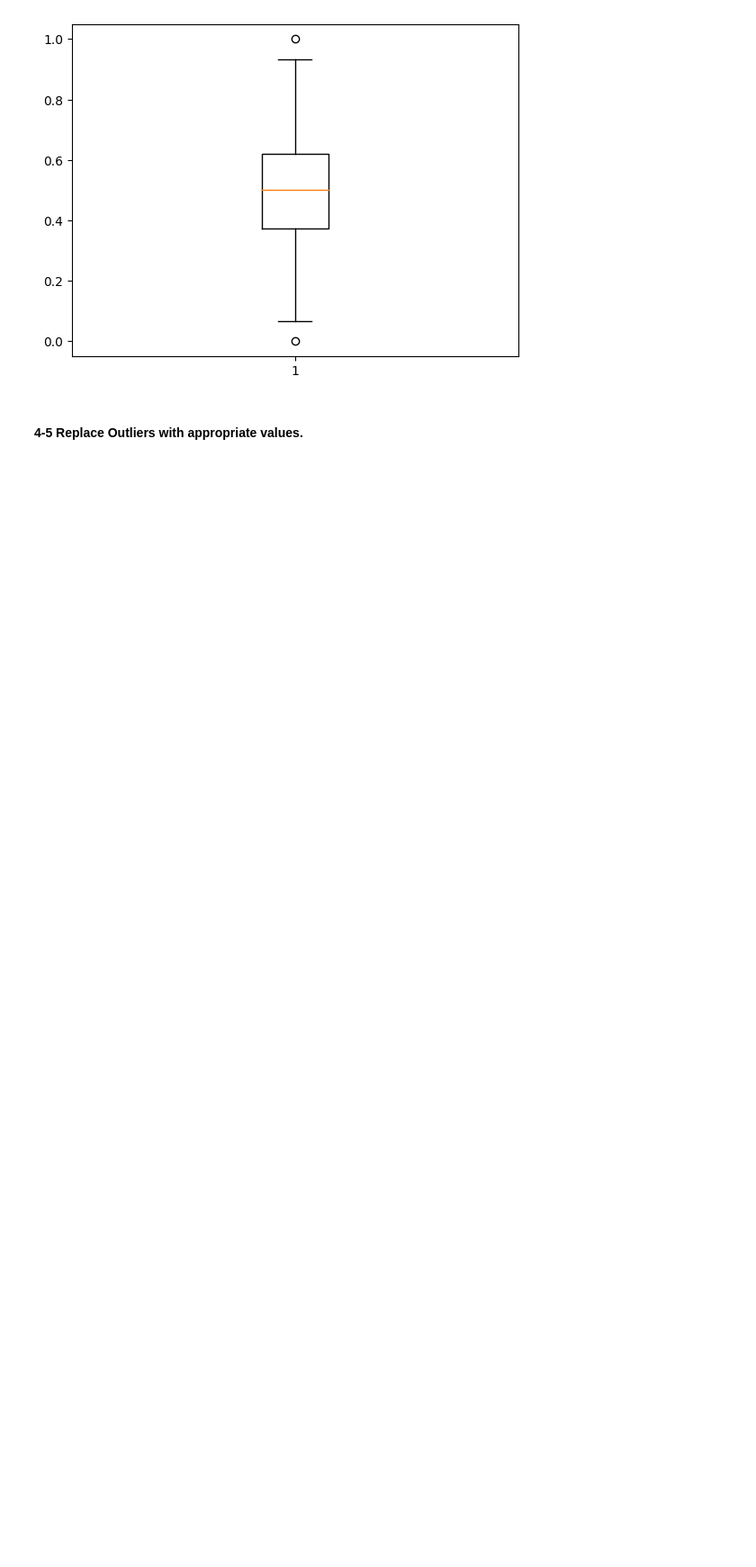
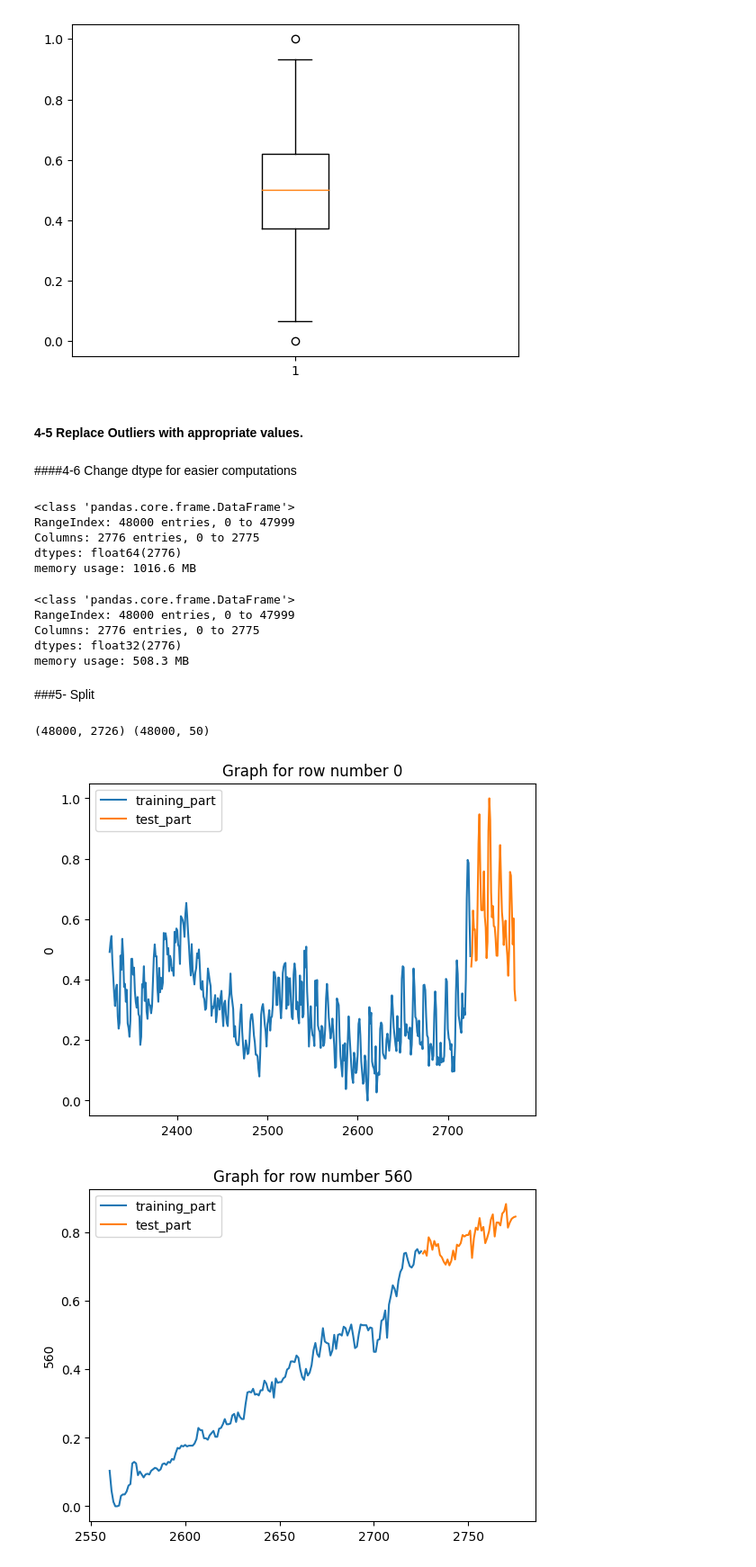
Before and after one commit to Mohammad-Amirifard/Time-Series-Forecasting, a Jupyter notebook: Notebooks/20231215_EDA_mohammad.ipynb, the cells around one changed output. Shown at 90% size. Drawn from its saved outputs; the diff is of its cells as text; code cells hidden in the pictures; blank space fills up the shorter version.

```diff
--- a/Notebooks/20231215_EDA_mohammad.ipynb
+++ b/Notebooks/20231215_EDA_mohammad.ipynb
@@ -228,3 +228,51 @@ plot_outliers(row_no_to_show=84) # You can change this number to see others
 #### 4-5 Replace Outliers with appropriate values.
 # %%
 # Now, we skip this part to make a model and compare results with outliers and without them.
+# %% [markdown]
+####4-6 Change dtype for easier computations
+# %%
+training_data_df.info()
+# %% [output]
+<class 'pandas.core.frame.DataFrame'>
+RangeIndex: 48000 entries, 0 to 47999
+Columns: 2776 entries, 0 to 2775
+dtypes: float64(2776)
+memory usage: 1016.6 MB
+# %%
+training_data_df = training_data_df.astype(np.float32)
+training_data_df.info()
+# %% [output]
+<class 'pandas.core.frame.DataFrame'>
+RangeIndex: 48000 entries, 0 to 47999
+Columns: 2776 entries, 0 to 2775
+dtypes: float32(2776)
+memory usage: 508.3 MB
+# %% [markdown]
+###5- Split
+# %%
+# I use simple split.Later, we must change to a better one
+test_size = 50
+X_train_raw = training_data_df.iloc[:,:-test_size]
+X_test_raw = training_data_df.iloc[:,-test_size:]
+print(X_train_raw.shape, X_test_raw.shape)
+# %% [output]
+(48000, 2726) (48000, 50)
+# %%
+ith_row = 0
+start_point = valid_periods_df.iloc[ith_row,0]
+end_point = valid_periods_df.iloc[ith_row,1]-test_size
+sns.lineplot(x=np.arange(start_point,end_point), y=X_train_raw.iloc[ith_row,start_point:end_point], label='training_part')
+sns.lineplot(x=np.arange(end_point,end_point+test_size), y=X_test_raw.iloc[ith_row], label='test_part')
+plt.title(f'Graph for row number {ith_row}')
+plt.show()
+
+jth_row = 560
+start_point = valid_periods_df.iloc[jth_row,0]
+end_point = valid_periods_df.iloc[jth_row,1]-test_size
+sns.lineplot(x=np.arange(start_point,end_point), y=X_train_raw.iloc[jth_row,start_point:end_point], label='training_part')
+sns.lineplot(x=np.arange(end_point,end_point+test_size), y=X_test_raw.iloc[jth_row], label='test_part')
+plt.title(f'Graph for row number {jth_row}')
+plt.show()
+# %% [output]
+[figure, added]
+[figure, added]
```
Also changed, not shown: parts of 11 cells of this notebook.
